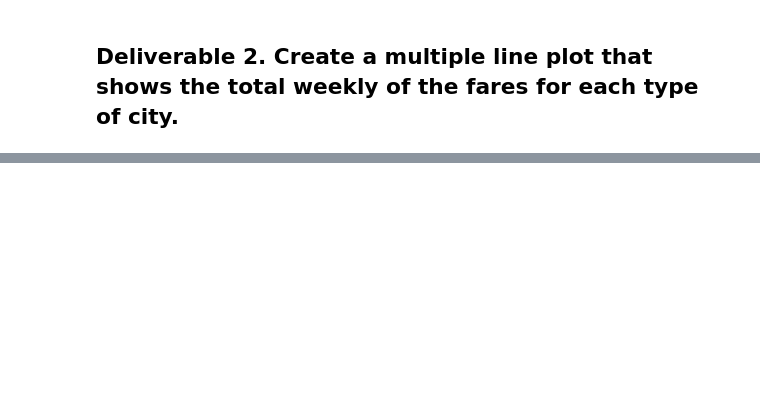
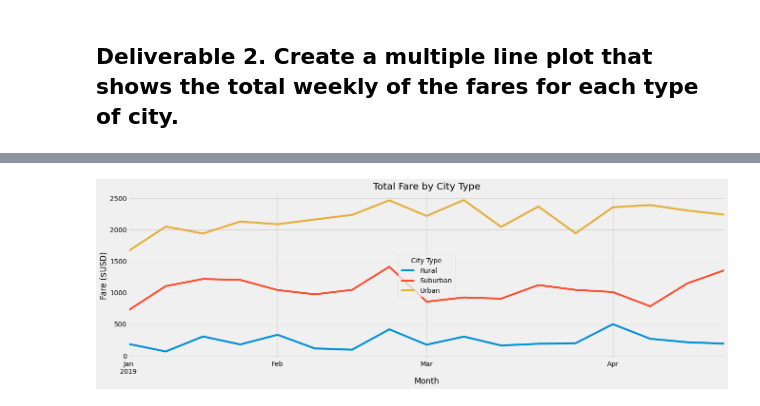
Before and after one commit to lesliefinlayson/Pyber_Challenge, a Jupyter notebook: PyBer_Challenge.ipynb, the cells around one changed output, grey strips where cells are left out. Saved outputs shown, nothing was run; the diff lists cells and outputs as text; code cells hidden in the pictures; blank space fills up the shorter version.

```diff
--- a/PyBer_Challenge.ipynb
+++ b/PyBer_Challenge.ipynb
@@ -135,3 +224,5 @@ pyber_ride_summary_df
 # %%
 # 4. Create a pivot table with the 'date' as the index, the columns ='type', and values='fare'
 # to get the total fares for each type of city by the date.
+sum_fares_by_date_pivot = sum_fares_by_date.pivot(index = "Date", columns = "City Type")["Fare"]
+sum_fares_by_date_pivot
@@ -138,2 +244,4 @@ pyber_ride_summary_df
 # %%
 # 5. Create a new DataFrame from the pivot table DataFrame using loc on the given dates, '2019-01-01':'2019-04-29'.
+fare_Jan_April = sum_fares_by_date_pivot.loc['2019-01-01': '2019-04-29']
+fare_Jan_April.head(10)
@@ -140,3 +261,4 @@ pyber_ride_summary_df
 # %%
 # 6. Set the "date" index to datetime datatype. This is necessary to use the resample() method in Step 8.
-# df.index = pd.to_datetime(df.index)
+fare_Jan_April.index = pd.to_datetime(fare_Jan_April.index)
+fare_Jan_April
@@ -145,2 +294,4 @@ pyber_ride_summary_df
 # %%
 # 8. Create a new DataFrame using the "resample()" function by week 'W' and get the sum of the fares for each week.
+weekly_fares_df = fare_Jan_April.resample("W").sum()
+weekly_fares_df
@@ -153,0 +318,11 @@ style.use('fivethirtyeight')
+# %%
+from matplotlib import style
+style.use("fivethirtyeight")
+ax = weekly_fares_df.plot(figsize = (20,6))
+ax.set_title("Total Fare by City Type")
+ax.set_xlabel("Month")
+ax.set_ylabel("Fare ($USD)")
+plt.savefig("./Challenge_fare_summary.png")
+plt.show()
+# %% [output]
+[figure, added]
```
Also changed, not shown: parts of 23 cells of this notebook.
